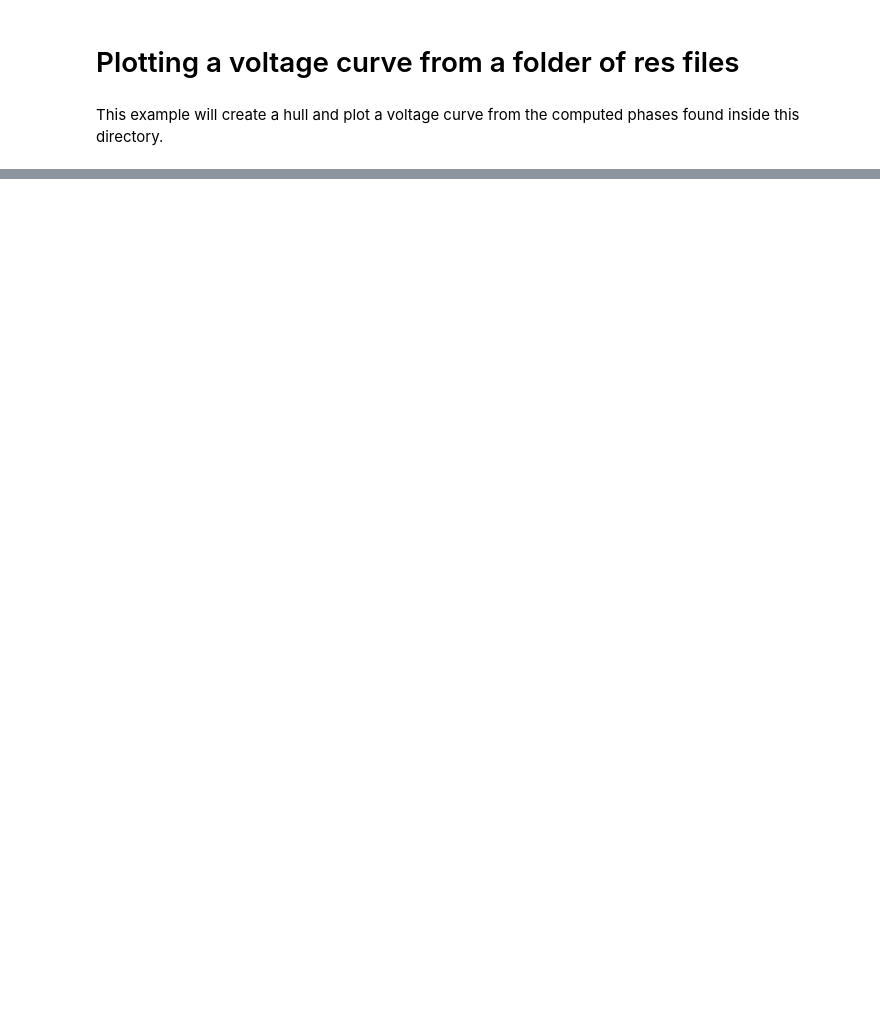
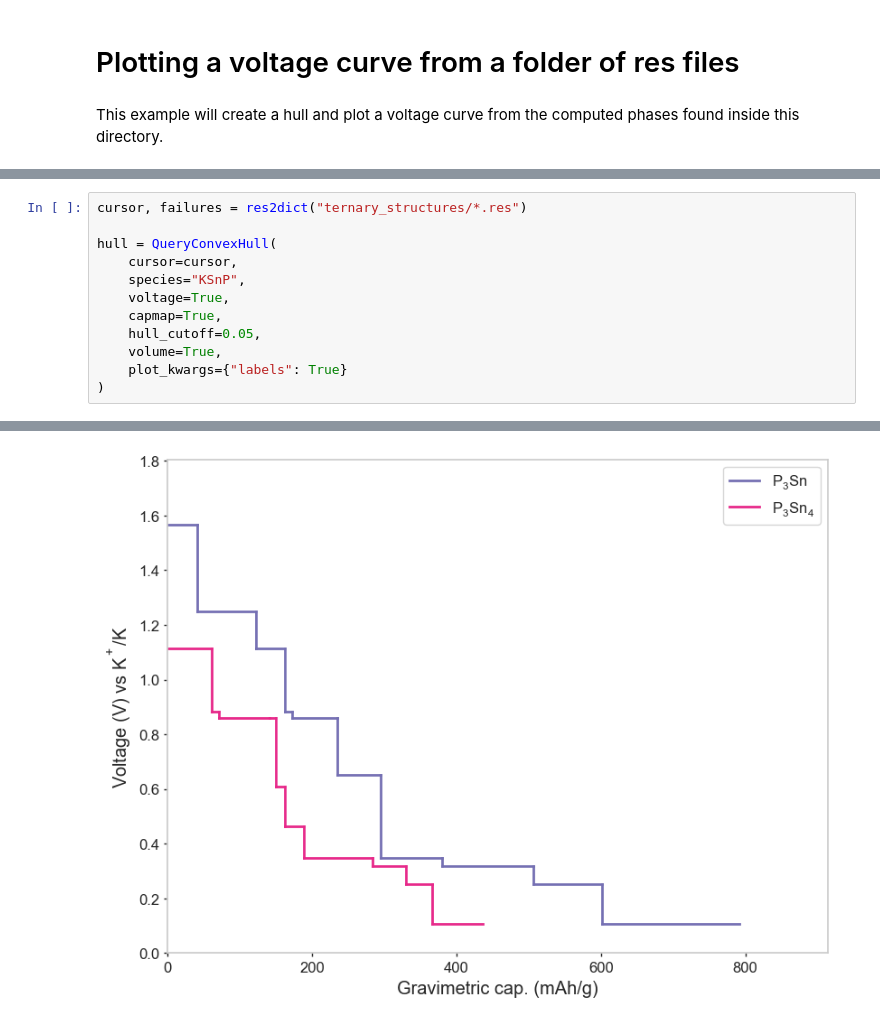
Before and after one commit to ml-evs/matador, a Jupyter notebook: examples/interactive/voltage/voltage_from_res_files.ipynb, the cells around one changed output, grey strips where cells are left out. Cells and saved outputs as stored; diff of their text form; blank space fills up the shorter version.

```diff
--- a/examples/interactive/voltage/voltage_from_res_files.ipynb
+++ b/examples/interactive/voltage/voltage_from_res_files.ipynb
@@ -42,0 +45,13 @@ hull = QueryConvexHull(
+# %%
+cursor, failures = res2dict("ternary_structures/*.res")
+
+hull = QueryConvexHull(
+    cursor=cursor,
+    species="KSnP",
+    voltage=True,
+    capmap=True,
+    hull_cutoff=0.05,
+    volume=True,
+    plot_kwargs={"labels": True}
+)
+# %% [output]
@@ -42,0 +75 @@ hull = QueryConvexHull(
+[figure, added]
```
Also changed, not shown: parts of 5 cells of this notebook, 9 other files.
